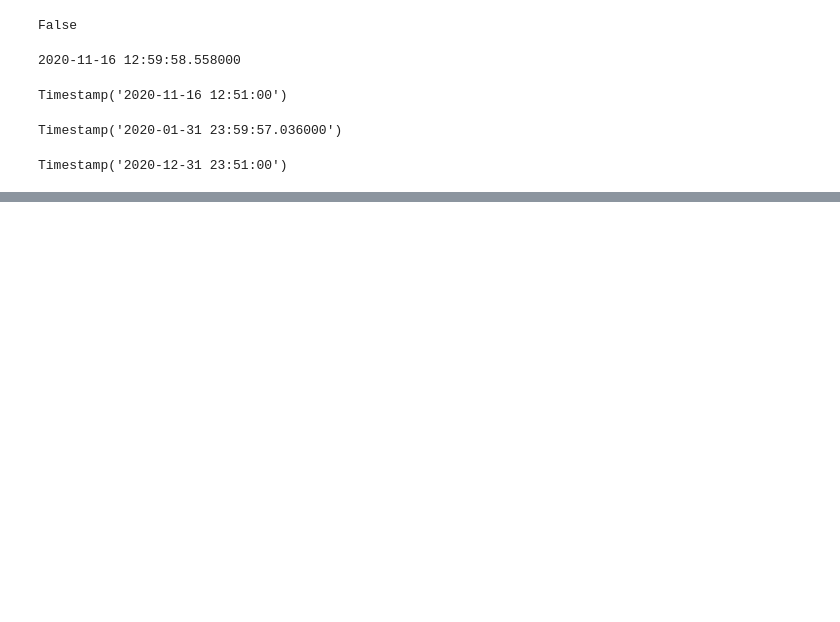
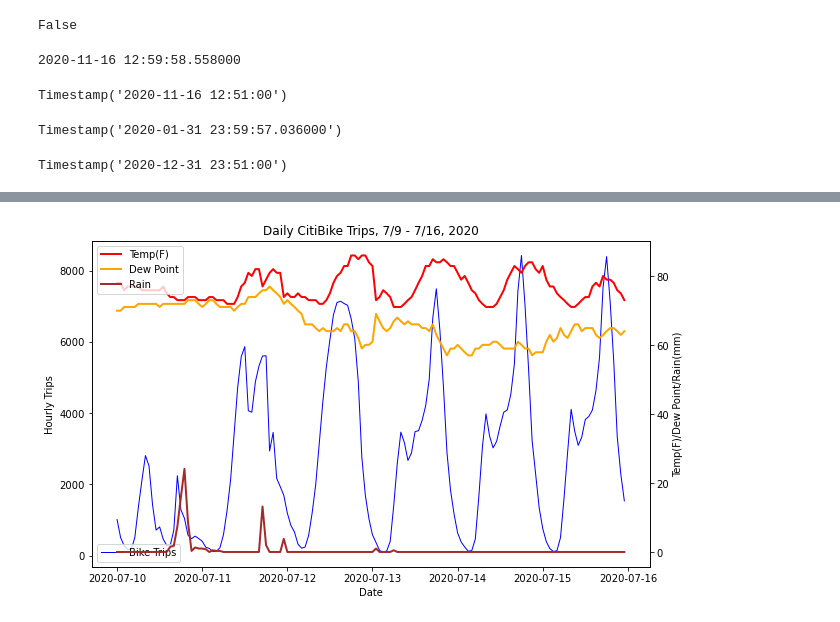
Before and after one commit to leckieje/fair_weather_cyclists, a Jupyter notebook: bike_weather_20.ipynb, the cells around one changed output, grey strips where cells are left out. Drawn from its saved outputs; the diff is of its cells as text; code cells hidden in the pictures; blank space fills up the shorter version.

```diff
--- a/bike_weather_20.ipynb
+++ b/bike_weather_20.ipynb
@@ -1028,0 +974,4 @@ chart_period(8, 11, 13)
+# %%
+chart_period(7, 9, 16)
+# %% [output]
+[figure, added]
```
Also changed, not shown: parts of 86 cells of this notebook.
